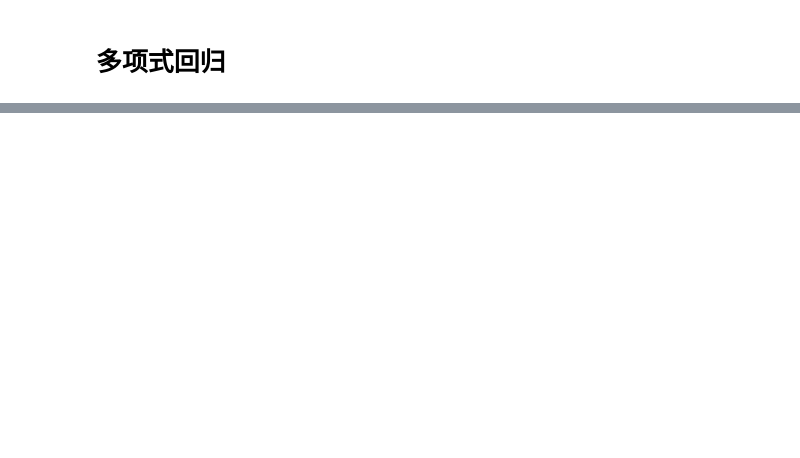
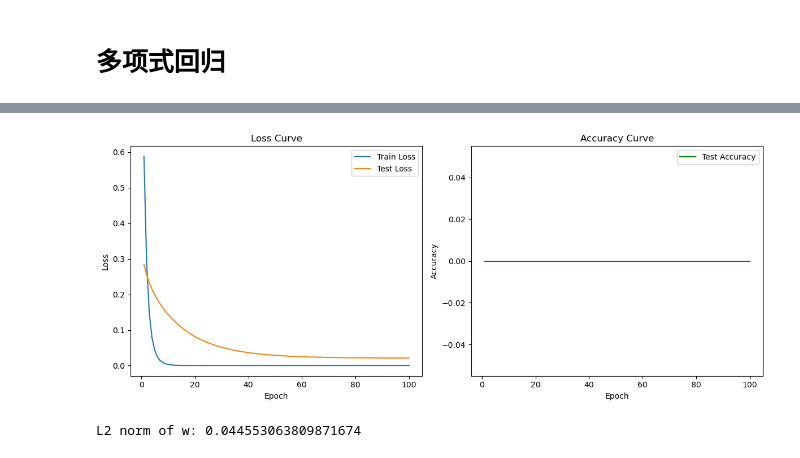
Before and after one commit to Ashside/Deep-Learning-Logs, a Jupyter notebook: Chap4_PolyReg.ipynb, the cells around one changed output, grey strips where cells are left out. Saved outputs shown, nothing was run; the diff lists cells and outputs as text; code cells hidden in the pictures; blank space fills up the shorter version.

```diff
--- a/Chap4_PolyReg.ipynb
+++ b/Chap4_PolyReg.ipynb
@@ -187,0 +221,3 @@ weights: [ 4.9364295   1.4133451  -2.9628053   2.4321725   0.29196796 -0.1309297
+# %%
+train_concise(3)
+# %% [output]
@@ -187,0 +241,2 @@ weights: [ 4.9364295   1.4133451  -2.9628053   2.4321725   0.29196796 -0.1309297
+[figure, added]
+L2 norm of w: 0.044553063809871674
```
Also changed, not shown: parts of 18 cells of this notebook, 1 other file.
